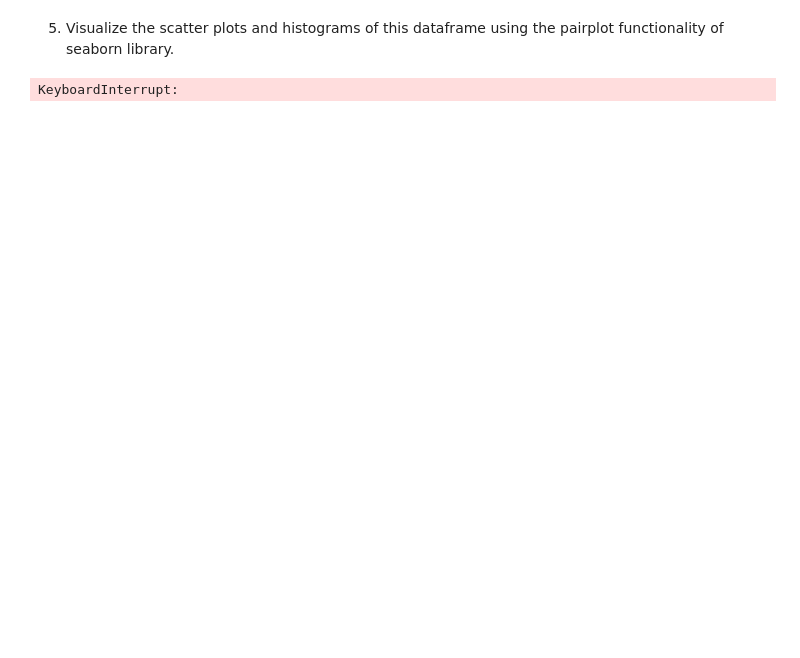
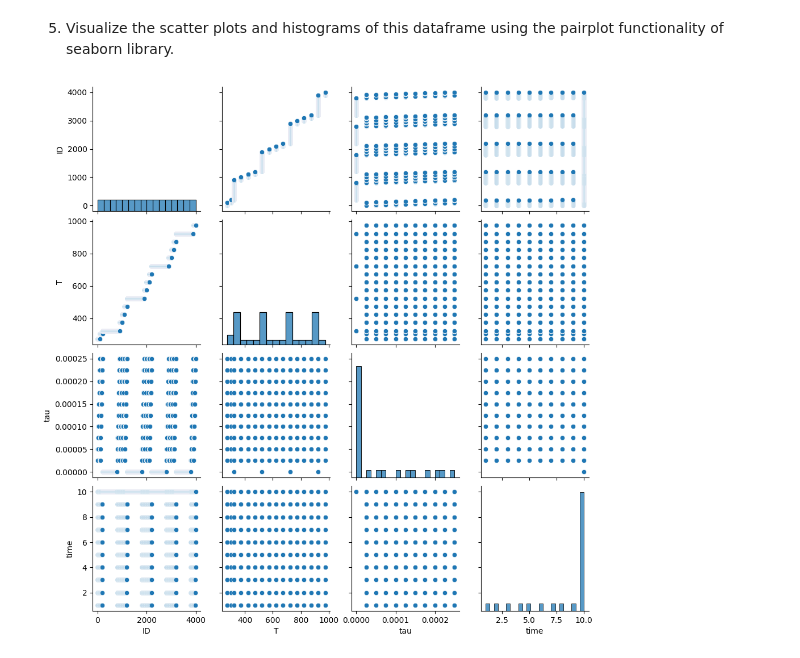
Before and after one commit to codexophile/uni-dl-lab-01, a Jupyter notebook: solutions-task-02.ipynb, the cells around one changed output. Saved outputs shown, nothing was run; the diff lists cells and outputs as text; code cells hidden in the pictures; blank space fills up the shorter version.

```diff
--- a/solutions-task-02.ipynb
+++ b/solutions-task-02.ipynb
@@ -77,7 +78,7 @@ of seaborn library.
 # %%
 import seaborn as sns
 
-sns.pairplot(new_df)
+sns.pairplot(df_for_viz)
 plt.show()
 # %% [output]
-KeyboardInterrupt:
+[figure, added]
```
Also changed, not shown: parts of 5 cells of this notebook.
